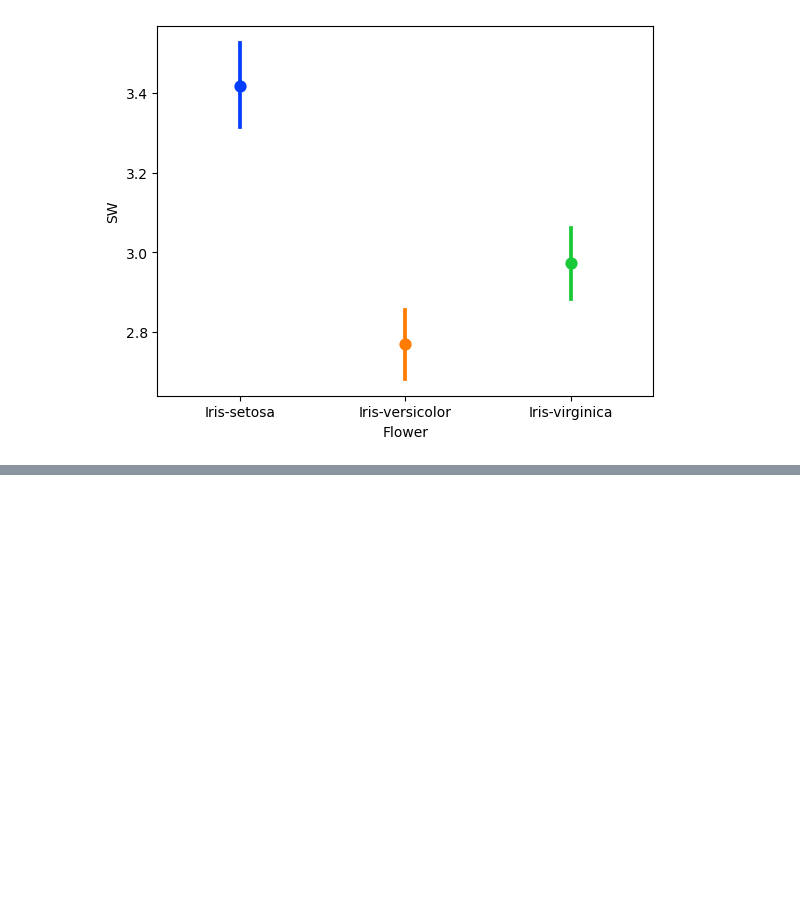
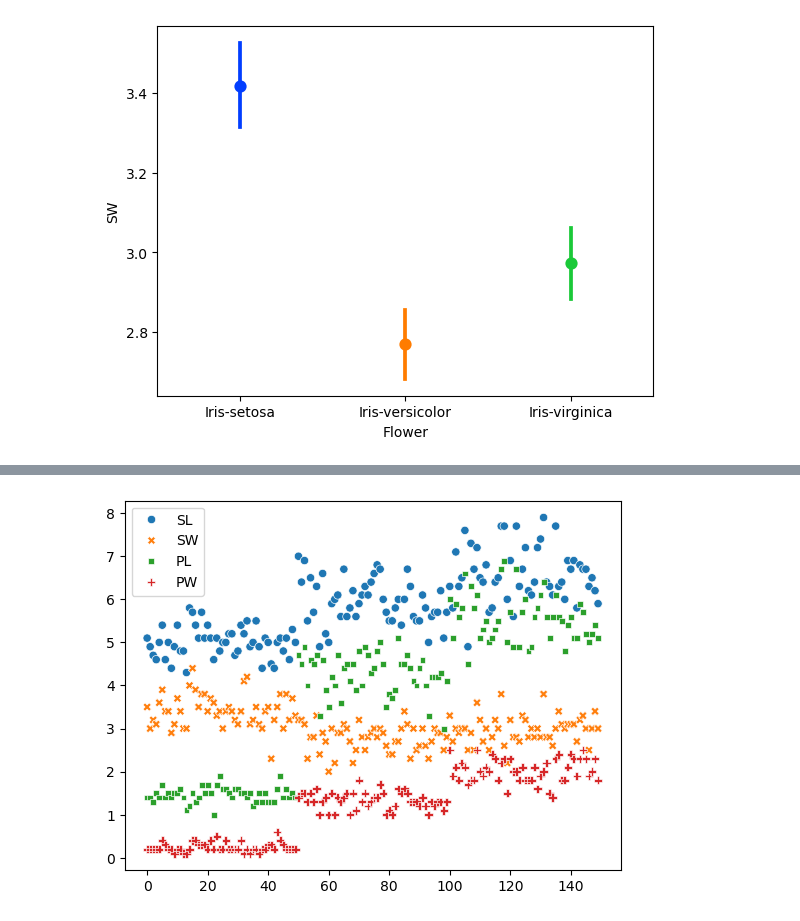
Before and after one commit to musharafaltaf/anacondaPractice, a Jupyter notebook: numpyexample.ipynb, the cells around one changed output, grey strips where cells are left out. Cells and saved outputs as stored; diff of their text form; code cells hidden in the pictures; blank space fills up the shorter version.

```diff
--- a/numpyexample.ipynb
+++ b/numpyexample.ipynb
@@ -1600,0 +1613,5 @@ plt.show()
+# %%
+sns.scatterplot(data=iris)
+plt.show()
+# %% [output]
+[figure, added]
```
Also changed, not shown: parts of 12 cells of this notebook.
